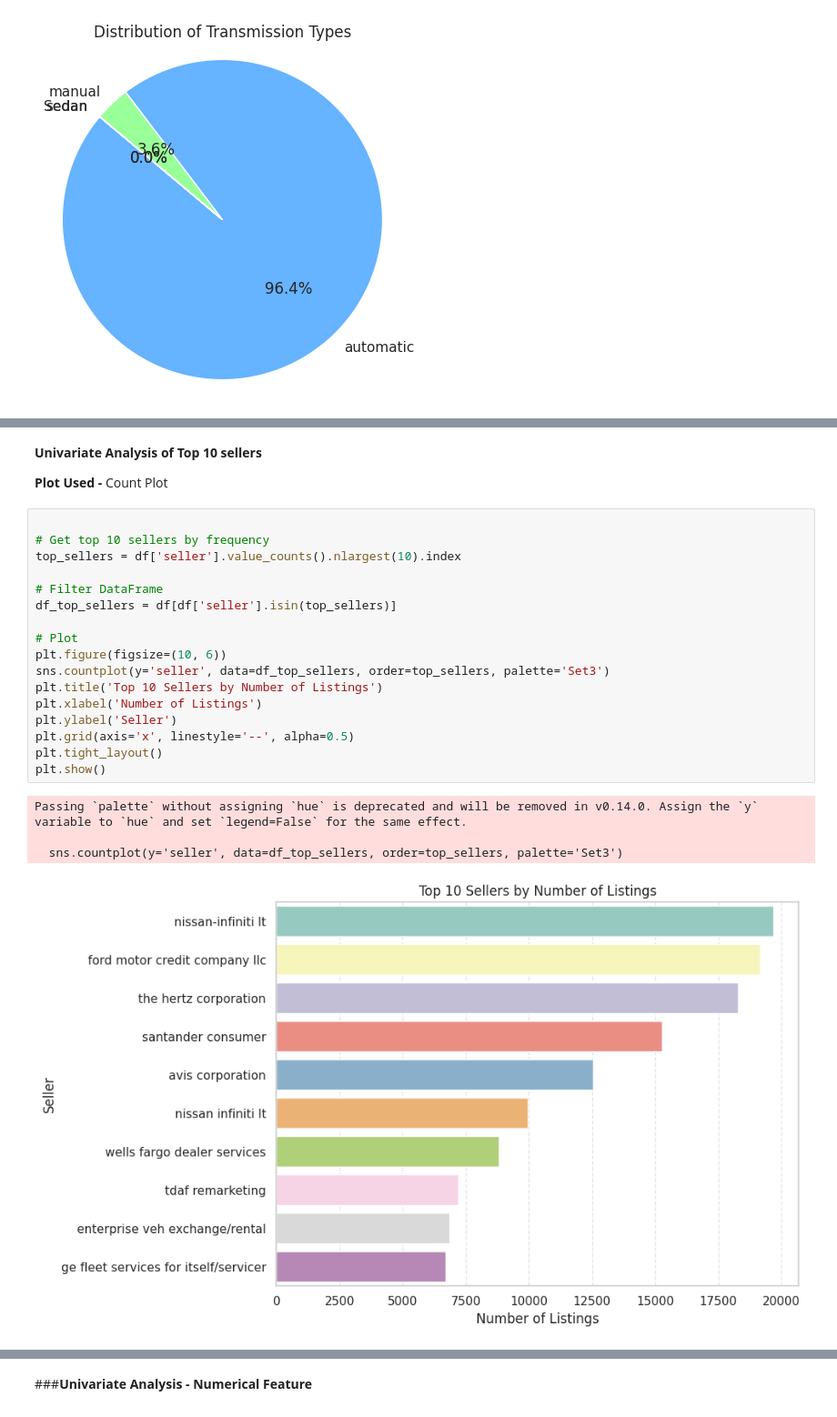
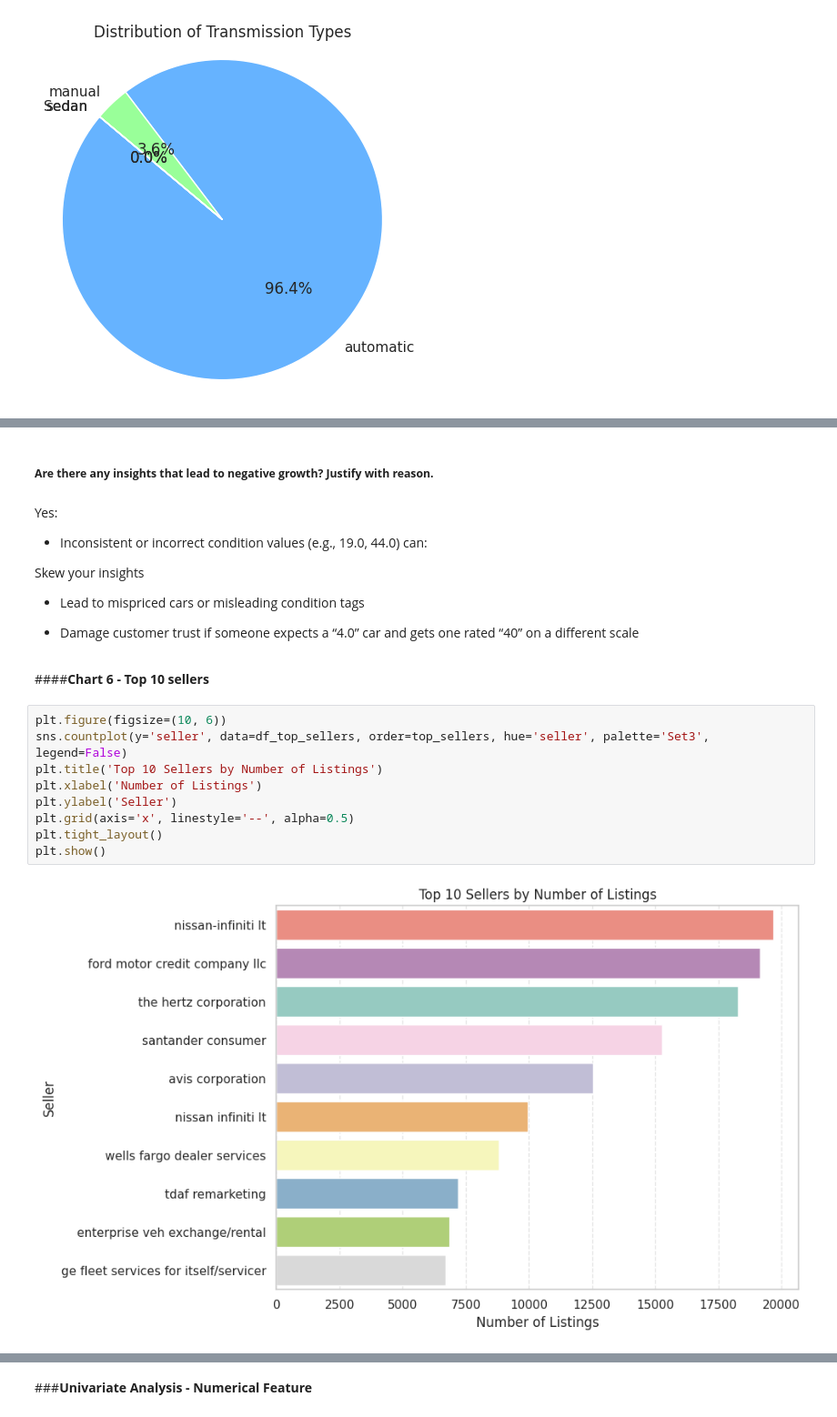
Before and after one commit to Sagarjain93/car_prices, a Jupyter notebook: car_prices.ipynb, the cells around one changed output, grey strips where cells are left out. Shown at 91% size. Cells and saved outputs as stored; diff of their text form.

```diff
--- a/car_prices.ipynb
+++ b/car_prices.ipynb
@@ -556,26 +709,25 @@ Passing `palette` without assigning `hue` is deprecated and will be removed in v
+# %% [markdown]
+##### **Are there any insights that lead to negative growth? Justify with reason.**
+# %% [markdown]
+Yes:
+
+*  Inconsistent or incorrect condition values (e.g., 19.0, 44.0) can:
+
+Skew your insights
+
+*  Lead to mispriced cars or misleading condition tags
+
+*  Damage customer trust if someone expects a “4.0” car and gets one rated “40” on a different scale
 # %% [markdown]
-**Univariate Analysis of Top 10 sellers**
-
-**Plot Used -** Count Plot
+####**Chart 6 - Top 10 sellers**
 # %%
-
-# Get top 10 sellers by frequency
-top_sellers = df['seller'].value_counts().nlargest(10).index
-
-# Filter DataFrame
-df_top_sellers = df[df['seller'].isin(top_sellers)]
-
-# Plot
 plt.figure(figsize=(10, 6))
-sns.countplot(y='seller', data=df_top_sellers, order=top_sellers, palette='Set3')
+sns.countplot(y='seller', data=df_top_sellers, order=top_sellers, hue='seller', palette='Set3', legend=False)
 plt.title('Top 10 Sellers by Number of Listings')
 plt.xlabel('Number of Listings')
 plt.ylabel('Seller')
 plt.grid(axis='x', linestyle='--', alpha=0.5)
 plt.tight_layout()
 plt.show()
 # %% [output]
-Passing `palette` without assigning `hue` is deprecated and will be removed in v0.14.0. Assign the `y` variable to `hue` and set `legend=False` for the same effect.
-
-  sns.countplot(y='seller', data=df_top_sellers, order=top_sellers, palette='Set3')
-[figure, old version]
+[figure, new version]
```
Also changed, not shown: parts of 163 cells of this notebook.
